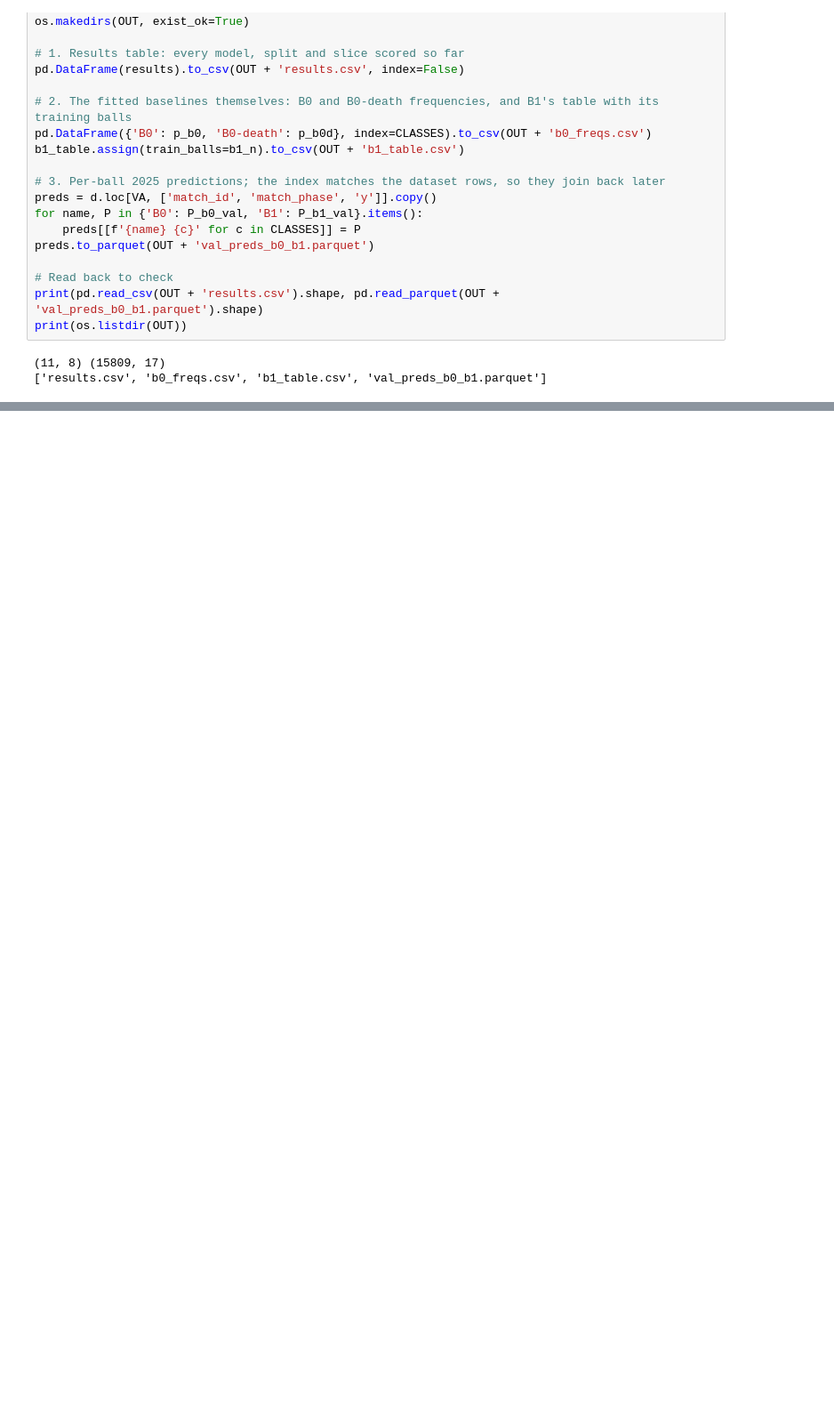
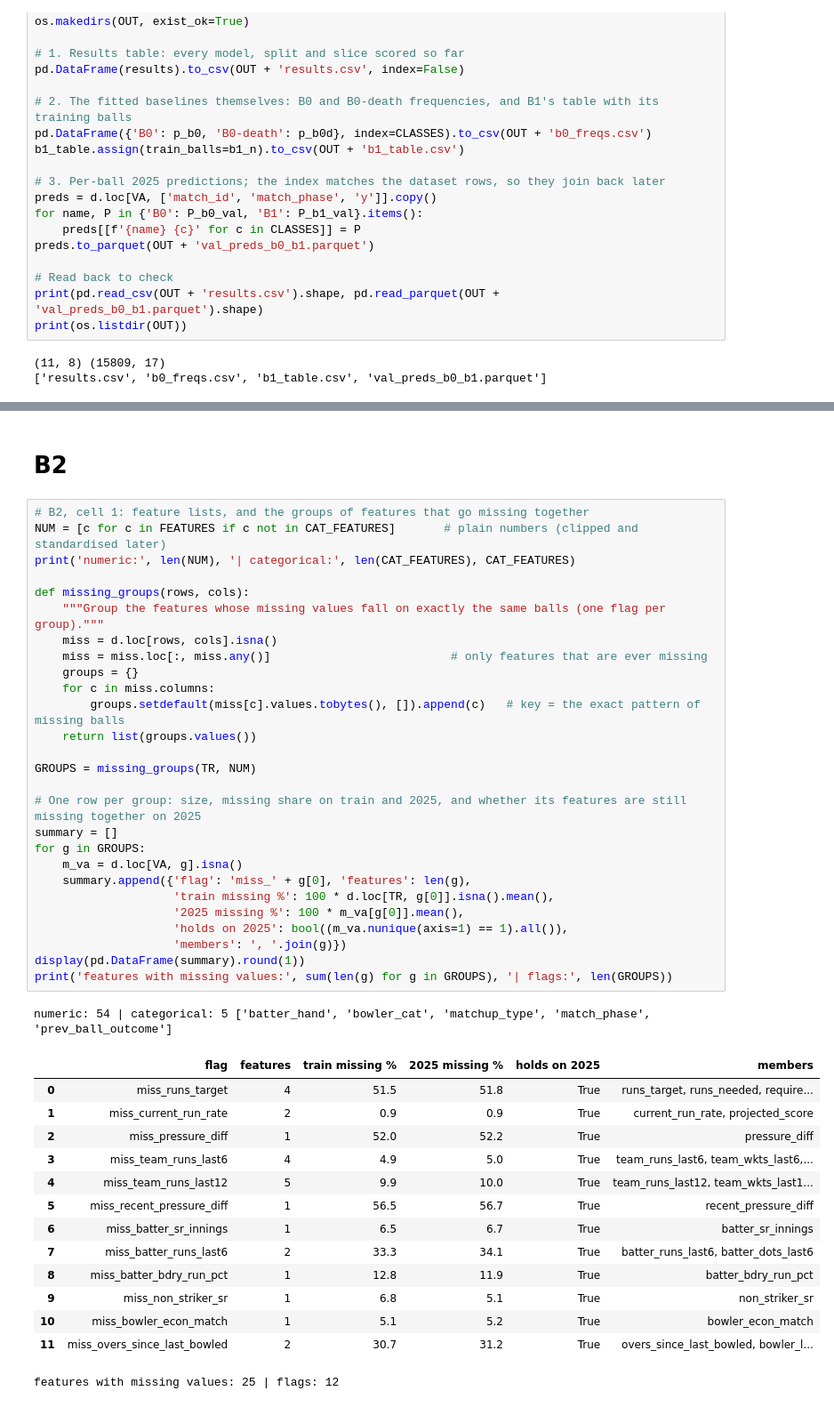
Before and after one commit to arjunnamburi/ml_death_overs_ipl, a Jupyter notebook: notebooks/models.ipynb, the cells around one changed output, grey strips where cells are left out. Shown at 89% size. Drawn from its saved outputs; the diff is of its cells as text; blank space fills up the shorter version.

```diff
--- a/notebooks/models.ipynb
+++ b/notebooks/models.ipynb
@@ -554,0 +579,45 @@ print(os.listdir(OUT))
+# %% [markdown]
+# **B2**
+# %%
+# B2, cell 1: feature lists, and the groups of features that go missing together
+NUM = [c for c in FEATURES if c not in CAT_FEATURES]       # plain numbers (clipped and standardised later)
+print('numeric:', len(NUM), '| categorical:', len(CAT_FEATURES), CAT_FEATURES)
+
+def missing_groups(rows, cols):
+    """Group the features whose missing values fall on exactly the same balls (one flag per group)."""
+    miss = d.loc[rows, cols].isna()
+    miss = miss.loc[:, miss.any()]                          # only features that are ever missing
+    groups = {}
+    for c in miss.columns:
+        groups.setdefault(miss[c].values.tobytes(), []).append(c)   # key = the exact pattern of missing balls
+    return list(groups.values())
+
+GROUPS = missing_groups(TR, NUM)
+
+# One row per group: size, missing share on train and 2025, and whether its features are still missing together on 2025
+summary = []
+for g in GROUPS:
+    m_va = d.loc[VA, g].isna()
+    summary.append({'flag': 'miss_' + g[0], 'features': len(g),
+                    'train missing %': 100 * d.loc[TR, g[0]].isna().mean(),
+                    '2025 missing %': 100 * m_va[g[0]].mean(),
+                    'holds on 2025': bool((m_va.nunique(axis=1) == 1).all()),
+                    'members': ', '.join(g)})
+display(pd.DataFrame(summary).round(1))
+print('features with missing values:', sum(len(g) for g in GROUPS), '| flags:', len(GROUPS))
+# %% [output]
+numeric: 54 | categorical: 5 ['batter_hand', 'bowler_cat', 'matchup_type', 'match_phase', 'prev_ball_outcome']
+|  | flag | features | train missing % | 2025 missing % | holds on 2025 | members |
+| 0 | miss_runs_target | 4 | 51.5 | 51.8 | True | runs_target, runs_needed, require... |
+| 1 | miss_current_run_rate | 2 | 0.9 | 0.9 | True | current_run_rate, projected_score |
+| 2 | miss_pressure_diff | 1 | 52.0 | 52.2 | True | pressure_diff |
+| 3 | miss_team_runs_last6 | 4 | 4.9 | 5.0 | True | team_runs_last6, team_wkts_last6,... |
+| 4 | miss_team_runs_last12 | 5 | 9.9 | 10.0 | True | team_runs_last12, team_wkts_last1... |
+| 5 | miss_recent_pressure_diff | 1 | 56.5 | 56.7 | True | recent_pressure_diff |
+| 6 | miss_batter_sr_innings | 1 | 6.5 | 6.7 | True | batter_sr_innings |
+| 7 | miss_batter_runs_last6 | 2 | 33.3 | 34.1 | True | batter_runs_last6, batter_dots_last6 |
+| 8 | miss_batter_bdry_run_pct | 1 | 12.8 | 11.9 | True | batter_bdry_run_pct |
+| 9 | miss_non_striker_sr | 1 | 6.8 | 5.1 | True | non_striker_sr |
+| 10 | miss_bowler_econ_match | 1 | 5.1 | 5.2 | True | bowler_econ_match |
+| 11 | miss_overs_since_last_bowled | 2 | 30.7 | 31.2 | True | overs_since_last_bowled, bowler_l... |
+features with missing values: 25 | flags: 12
```
Also changed, not shown: parts of 9 cells of this notebook.
